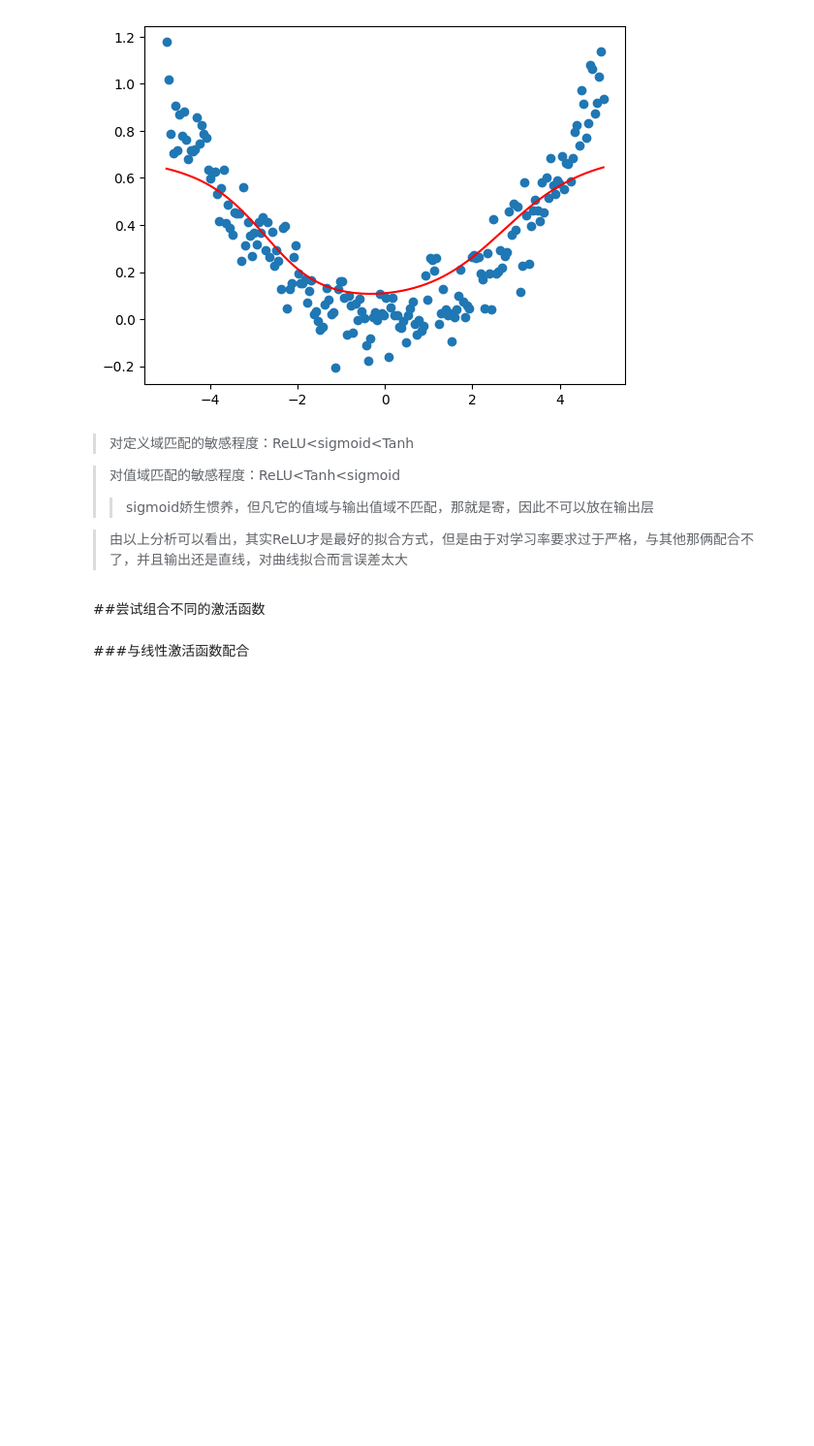
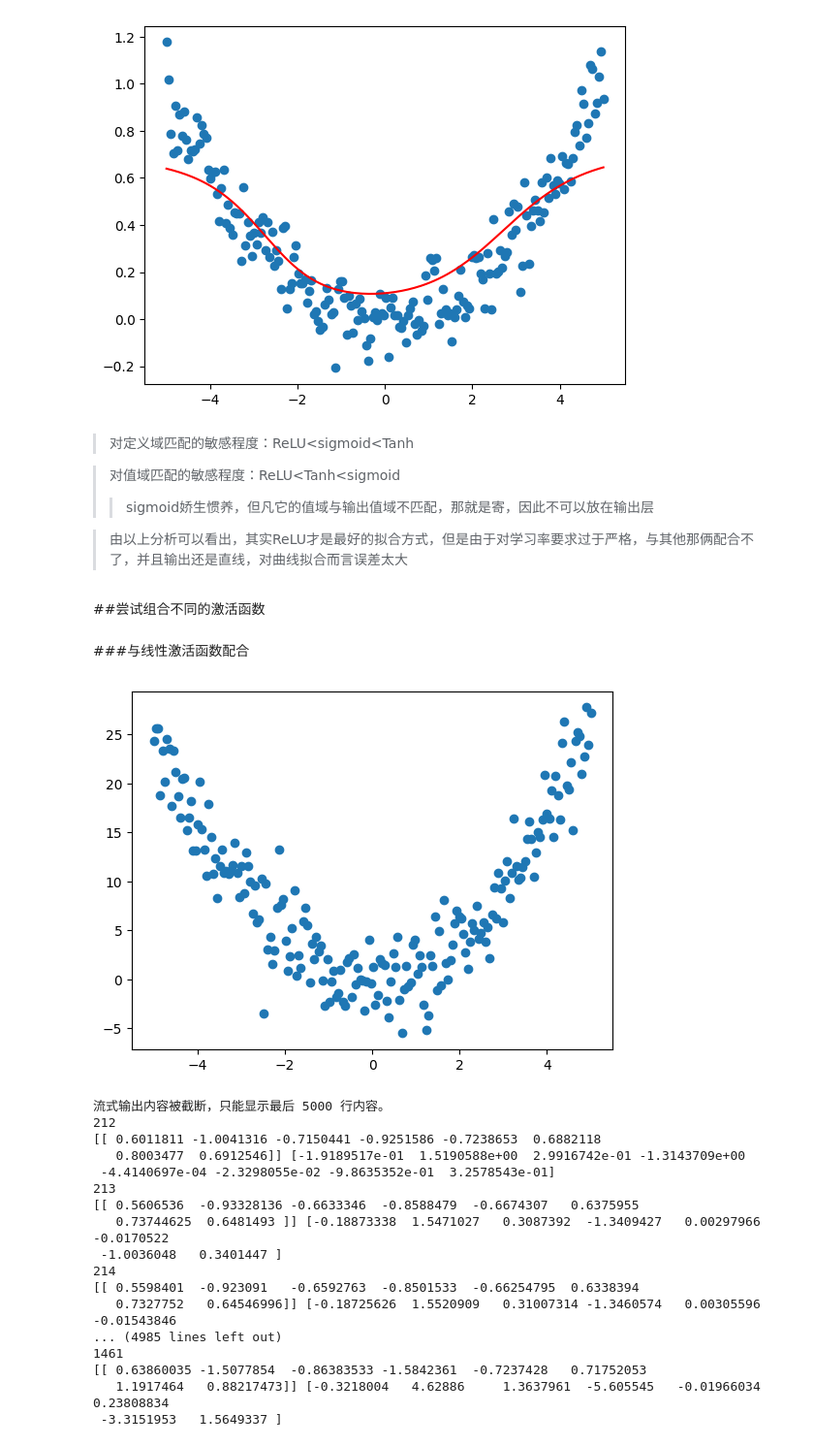
Before and after one commit to ZackWongAPO/Colab, a Jupyter notebook: Curve_Regression.ipynb, the cells around one changed output. Shown at 97% size. Saved outputs shown, nothing was run; the diff lists cells and outputs as text; code cells hidden in the pictures; blank space fills up the shorter version.

```diff
--- a/Curve_Regression.ipynb
+++ b/Curve_Regression.ipynb
@@ -129,30 +129,54 @@ plt.show()
 ###与线性激活函数配合
 # %%
 data=numpy.linspace(-5,5,200)
-noise=numpy.random.normal(0,0.1,data.shape)
-y=numpy.square(data/5)+noise
+noise=numpy.random.normal(0,3,data.shape)
+y=numpy.square(data)+noise
 
 plt.scatter(data,y)# 散点图
 plt.show()
 
 model=Sequential()# 按顺序构成的模型，输入层，隐藏层，输出
-sgd=SGD(learning_rate=1.5)# 自定义优化算法随机梯度下降法，设置学习率，默认为0.01
+sgd=SGD(learning_rate=0.01)# 自定义优化算法随机梯度下降法，设置学习率，默认为0.01
 # 添加输入层和隐藏层、激活函数
-model.add(Dense(units=10,input_dim=1))# DENSE表示全连接层，units=输出值的维度即神经元数量,input_dim=输入值的维度
+model.add(Dense(units=8,input_dim=1))# DENSE表示全连接层，units=输出值的维度即神经元数量,input_dim=输入值的维度
 model.add(Activation('sigmoid'))
+model.add(Dense(units=8,input_dim=1))# DENSE表示全连接层，units=输出值的维度即神经元数量,input_dim=输入值的维度
+model.add(Activation('relu'))
+model.add(Dense(units=8,input_dim=1))# DENSE表示全连接层，units=输出值的维度即神经元数量,input_dim=输入值的维度
+model.add(Activation('sigmoid'))
+model.add(Dense(units=8,input_dim=1))# DENSE表示全连接层，units=输出值的维度即神经元数量,input_dim=输入值的维度
+model.add(Activation('relu'))
 model.add(Dense(units=1))# DENSE表示全连接层，units=输出值的维度即神经元数量,input_dim=输入值的维度
-model.add(Activation('sigmoid'))
 
 model.compile(optimizer=sgd,loss='mse')# 优化方式,损失函数，评估指标
-for i in range(300):
+for i in range(2000):
   model.train_on_batch(data, y)# 训练数据，标签，迭代次数，每个批次的样本数
   print(i)
   w,b=model.layers[0].get_weights()# 打印权值和偏置
   print(w,b)
 
 # 训练好的函数
 pre=model.predict(data,batch_size=100)
 # 画图
 plt.scatter(data,y)# 散点图
 plt.plot(data,pre,'r-')
 plt.show()
+# %% [output]
+[figure, added]
+流式输出内容被截断，只能显示最后 5000 行内容。
+212
+[[ 0.6011811 -1.0041316 -0.7150441 -0.9251586 -0.7238653  0.6882118
+   0.8003477  0.6912546]] [-1.9189517e-01  1.5190588e+00  2.9916742e-01 -1.3143709e+00
+ -4.4140697e-04 -2.3298055e-02 -9.8635352e-01  3.2578543e-01]
+213
+[[ 0.5606536  -0.93328136 -0.6633346  -0.8588479  -0.6674307   0.6375955
+   0.73744625  0.6481493 ]] [-0.18873338  1.5471027   0.3087392  -1.3409427   0.00297966 -0.0170522
+ -1.0036048   0.3401447 ]
+214
+[[ 0.5598401  -0.923091   -0.6592763  -0.8501533  -0.66254795  0.6338394
+   0.7327752   0.64546996]] [-0.18725626  1.5520909   0.31007314 -1.3460574   0.00305596 -0.01543846
+... (4985 lines left out)
+1461
+[[ 0.63860035 -1.5077854  -0.86383533 -1.5842361  -0.7237428   0.71752053
+   1.1917464   0.88217473]] [-0.3218004   4.62886     1.3637961  -5.605545   -0.01966034  0.23808834
+ -3.3151953   1.5649337 ]
```
Also changed, not shown: parts of 2 cells of this notebook.
